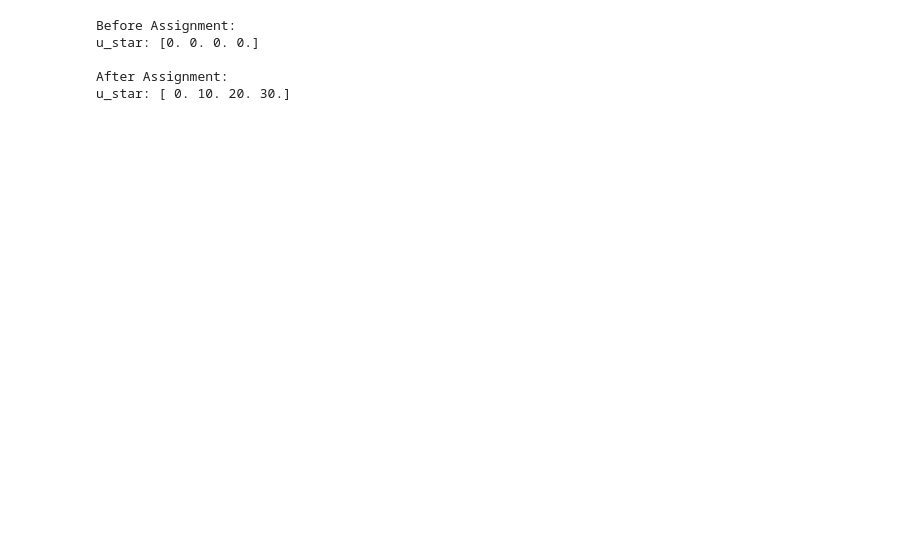
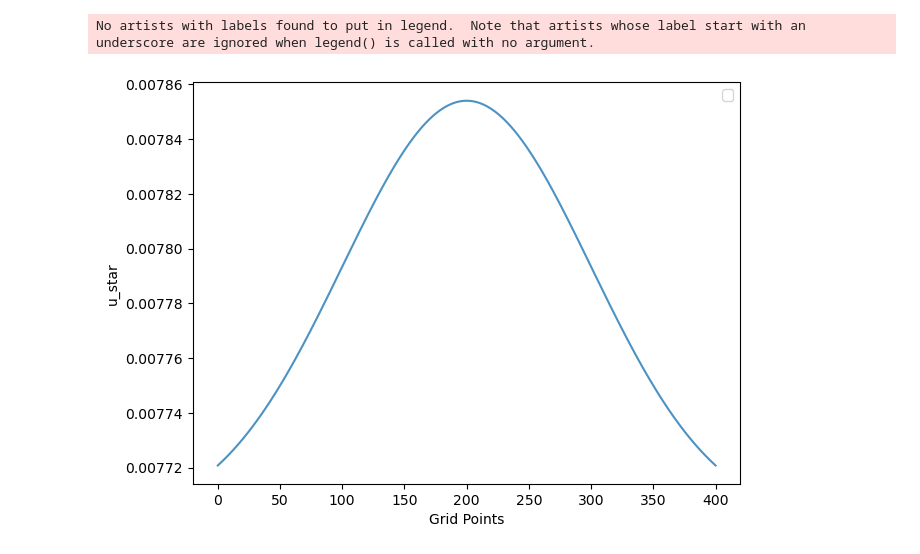
Before and after one commit to krishna0214/FSI, a Jupyter notebook: Main.ipynb, the cells around one changed output. Saved outputs shown, nothing was run; the diff lists cells and outputs as text; code cells hidden in the pictures; blank space fills up the shorter version.

```diff
--- a/Main.ipynb
+++ b/Main.ipynb
@@ -93,28 +1,24 @@ interactive(children=(FloatSlider(value=0.0001, description='dt:', max=0.001, mi
-# %%
-import numpy as np
-
-# Assuming Grid_points is defined somewhere
-Grid_points = 3
-
-# Creating an initial array u_star
-u_star = np.zeros(Grid_points + 1)  # Adding 2 for boundary points
-
-# Creating an array u_star1 with some values
-u_star1 = np.array([10, 20, 30])
-
-# Displaying the initial state of u_star
-print("Before Assignment:")
-print("u_star:", u_star)
-
-# Performing the assignment
-u_star[1:Grid_points + 1] = u_star1[0:Grid_points]
-
-# Displaying the result after assignment
-print("\nAfter Assignment:")
-print("u_star:", u_star)
-# %% [output]
-Before Assignment:
-u_star: [0. 0. 0. 0.]
-
-After Assignment:
-u_star: [ 0. 10. 20. 30.]
+# %%
+import math as mt
+import numpy as np
+from Plots.Velocity_plot import Graph_V,plot_V
+import matplotlib.pyplot as plt
+
+dia=0.0154
+length=2
+Grid_points=200
+H=dia/100
+W=length/4
+dx=length/Grid_points
+r_effective=np.zeros((2*Grid_points+1))
+
+for i in range(0,2*Grid_points+1):
+    z= (length/2)-(i*dx/2)
+    r_effective[i]=(dia/2)+(H*mt.exp(-z**2/(2*(W**2))))
+
+graph_v=Graph_V()
+x2=np.arange(len(r_effective))
+plot_V(r_effective,x2,graph_v)
+# %% [output]
+No artists with labels found to put in legend.  Note that artists whose label start with an underscore are ignored when legend() is called with no argument.
+[figure, added]
```
Also changed, not shown: parts of 2 cells of this notebook, 10 other files.
